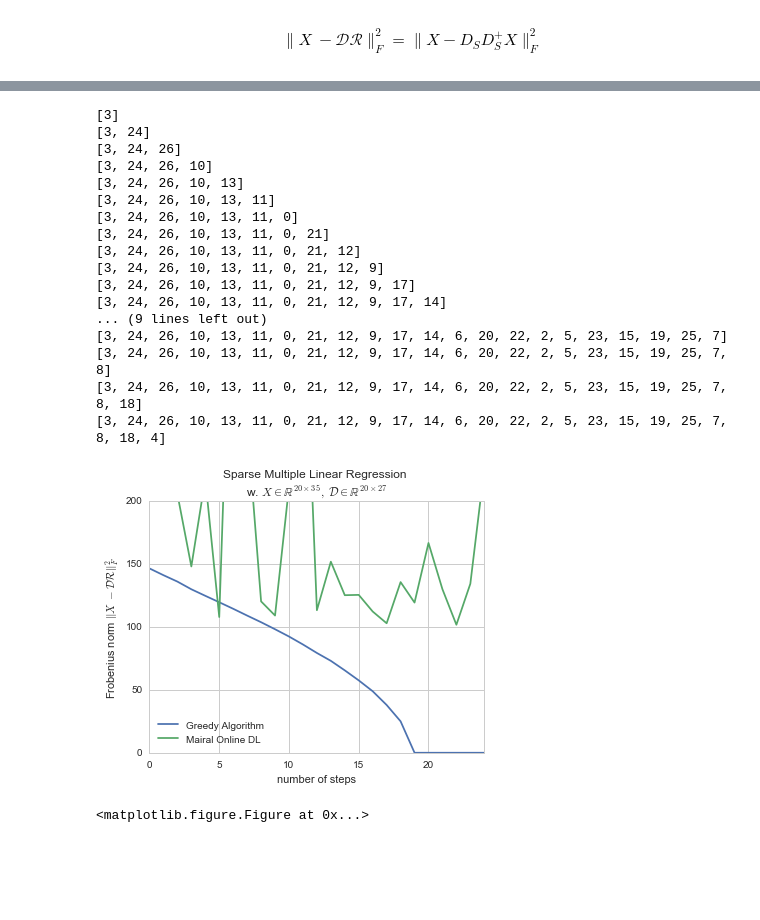
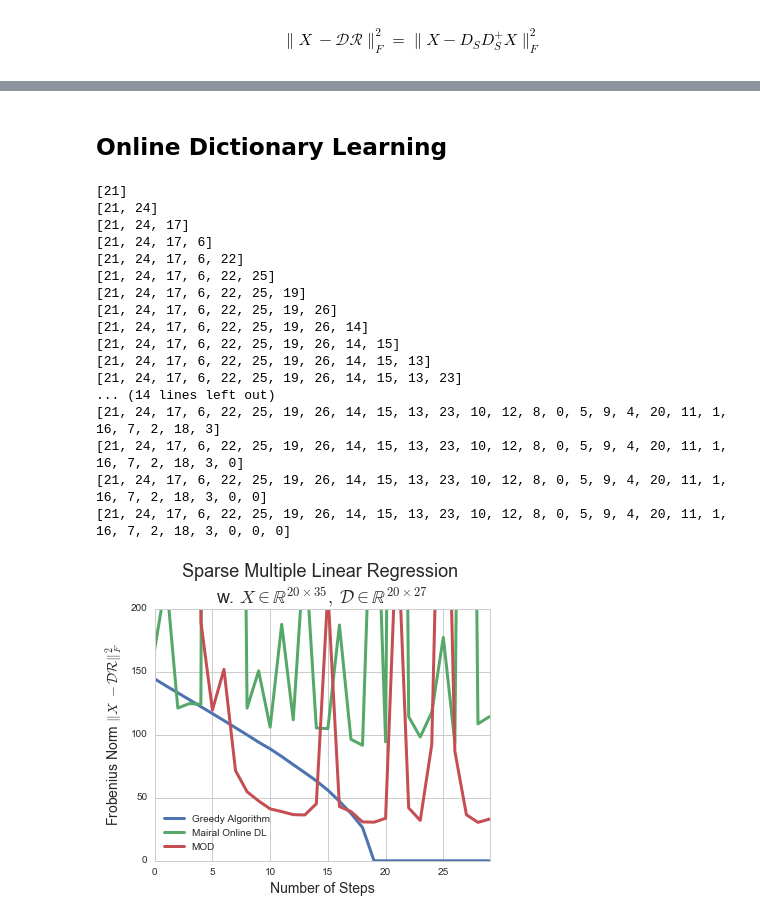
Before and after one commit to twkillian/sparse-supermod, a Jupyter notebook: src/03_TWK_MairalOnline_MOD.ipynb, the cells around one changed output, grey strips where cells are left out. Cells and saved outputs as stored; diff of their text form; code cells hidden in the pictures; blank space fills up the shorter version.

```diff
--- a/src/03_TWK_MairalOnline_MOD.ipynb
+++ b/src/03_TWK_MairalOnline_MOD.ipynb
@@ -20,6 +21,7 @@ $$\|X \ -\mathcal{D}\mathcal{R}\|_F^2 = \|X - D_S D_S^+ X\|_F^2$$
 d = 20
 K = 35
 n = 27
+num_steps = 30
 
 X = np.random.uniform(low=-10, high=10, size=(d, K))
 D = np.random.uniform(low=-10, high=10, size=(d, n))
@@ -32,8 +68,9 @@ for j in range(n):
+# %% [markdown]
+## Online Dictionary Learning
 # %%
 # Online Dictionary Learning from Mairal et al. (2009)
 
 # Iteratively update Dictionary and sparse representation in two separate stages
-num_steps = 25
 max_iters = 2
 online_trace = []
 cur_dict = np.copy(D)
@@ -82,7 +119,7 @@ for step in range(num_steps):
     online_trace.append(obj_val)
 # %%
 # greedy algorithm
-num_steps = 25
+
 S = np.zeros(num_steps, dtype=int)
 val_trace = []
 for step in range(num_steps):
@@ -105,37 +142,36 @@ for step in range(num_steps):
     val_trace.append(obj_val)
     print(cur_sel_columns)
 # %% [output]
-[3]
-[3, 24]
-[3, 24, 26]
-[3, 24, 26, 10]
-[3, 24, 26, 10, 13]
-[3, 24, 26, 10, 13, 11]
-[3, 24, 26, 10, 13, 11, 0]
-[3, 24, 26, 10, 13, 11, 0, 21]
-[3, 24, 26, 10, 13, 11, 0, 21, 12]
-[3, 24, 26, 10, 13, 11, 0, 21, 12, 9]
-[3, 24, 26, 10, 13, 11, 0, 21, 12, 9, 17]
-[3, 24, 26, 10, 13, 11, 0, 21, 12, 9, 17, 14]
-... (9 lines left out)
-[3, 24, 26, 10, 13, 11, 0, 21, 12, 9, 17, 14, 6, 20, 22, 2, 5, 23, 15, 19, 25, 7]
-[3, 24, 26, 10, 13, 11, 0, 21, 12, 9, 17, 14, 6, 20, 22, 2, 5, 23, 15, 19, 25, 7, 8]
-[3, 24, 26, 10, 13, 11, 0, 21, 12, 9, 17, 14, 6, 20, 22, 2, 5, 23, 15, 19, 25, 7, 8, 18]
-[3, 24, 26, 10, 13, 11, 0, 21, 12, 9, 17, 14, 6, 20, 22, 2, 5, 23, 15, 19, 25, 7, 8, 18, 4]
+[21]
+[21, 24]
+[21, 24, 17]
+[21, 24, 17, 6]
+[21, 24, 17, 6, 22]
+[21, 24, 17, 6, 22, 25]
+[21, 24, 17, 6, 22, 25, 19]
+[21, 24, 17, 6, 22, 25, 19, 26]
+[21, 24, 17, 6, 22, 25, 19, 26, 14]
+[21, 24, 17, 6, 22, 25, 19, 26, 14, 15]
+[21, 24, 17, 6, 22, 25, 19, 26, 14, 15, 13]
+[21, 24, 17, 6, 22, 25, 19, 26, 14, 15, 13, 23]
+... (14 lines left out)
+[21, 24, 17, 6, 22, 25, 19, 26, 14, 15, 13, 23, 10, 12, 8, 0, 5, 9, 4, 20, 11, 1, 16, 7, 2, 18, 3]
+[21, 24, 17, 6, 22, 25, 19, 26, 14, 15, 13, 23, 10, 12, 8, 0, 5, 9, 4, 20, 11, 1, 16, 7, 2, 18, 3, 0]
+[21, 24, 17, 6, 22, 25, 19, 26, 14, 15, 13, 23, 10, 12, 8, 0, 5, 9, 4, 20, 11, 1, 16, 7, 2, 18, 3, 0, 0]
+[21, 24, 17, 6, 22, 25, 19, 26, 14, 15, 13, 23, 10, 12, 8, 0, 5, 9, 4, 20, 11, 1, 16, 7, 2, 18, 3, 0, 0, 0]
 # %%
 plt.figure()
-plt.plot(val_trace,label='Greedy Algorithm')
-plt.plot(online_trace,label='Mairal Online DL')
-plt.title('Sparse Multiple Linear Regression \nw. $X \in \mathbb{R}^{20 \\times 35},\\; \mathcal{D} \in \mathbb{R}^{20 \\times 27}$')
-plt.ylabel('Frobenius norm $\|X \ -\mathcal{D}\mathcal{R}\|_F^2$')
-plt.xlabel('number of steps')
+plt.plot(val_trace,lw=3,label='Greedy Algorithm')
+plt.plot(online_trace,lw=3,label='Mairal Online DL')
+plt.plot(mod_trace,lw=3,label='MOD')
+plt.title('Sparse Multiple Linear Regression \nw. $X \in \mathbb{R}^{20 \\times 35},\\; \mathcal{D} \in \mathbb{R}^{20 \\times 27}$',fontsize=18)
+plt.ylabel('Frobenius Norm $\|X \ -\mathcal{D}\mathcal{R}\|_F^2$',fontsize=14)
+plt.xlabel('Number of Steps',fontsize=14)
 plt.xlim(0, len(val_trace)-1)
 plt.ylim(0,200)
 plt.legend(loc='best')
 plt.subplots_adjust(top=1)
-
+plt.savefig('sparse_MLR_greedy_online.png', dpi=120)
 plt.show()
-plt.savefig('sparse_MLR_greedy_online.png', dpi=120)
 # %% [output]
-[figure, old version]
+[figure, new version]
-<matplotlib.figure.Figure at 0x...>
```
Also changed, not shown: parts of 3 cells of this notebook, 1 other file.
